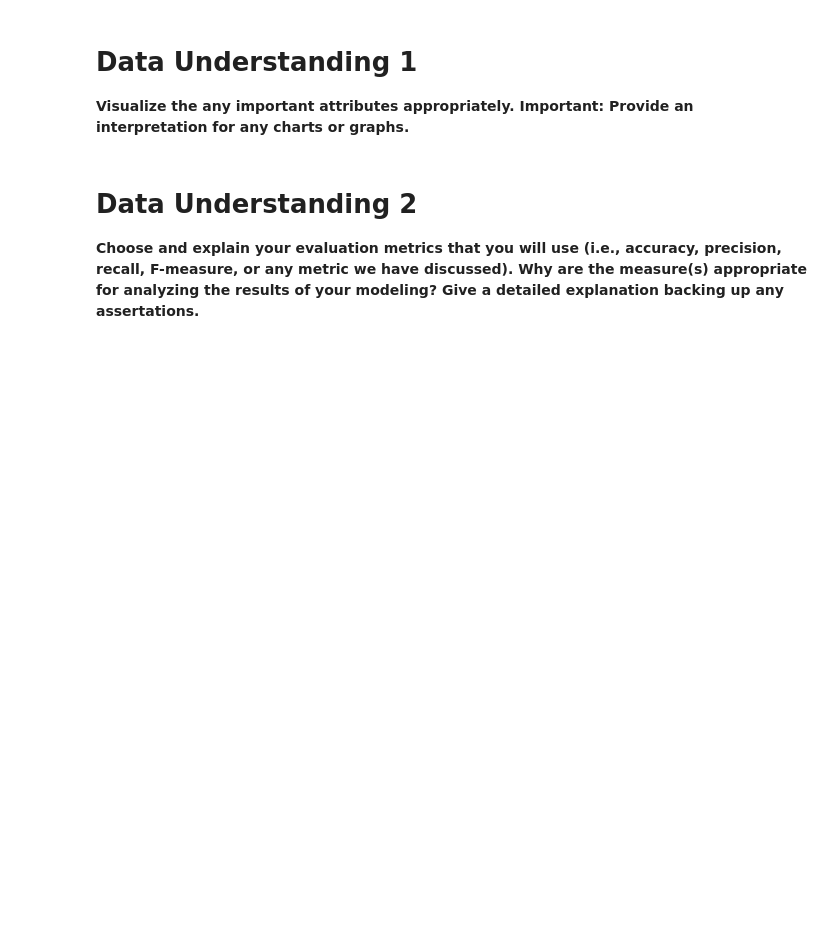
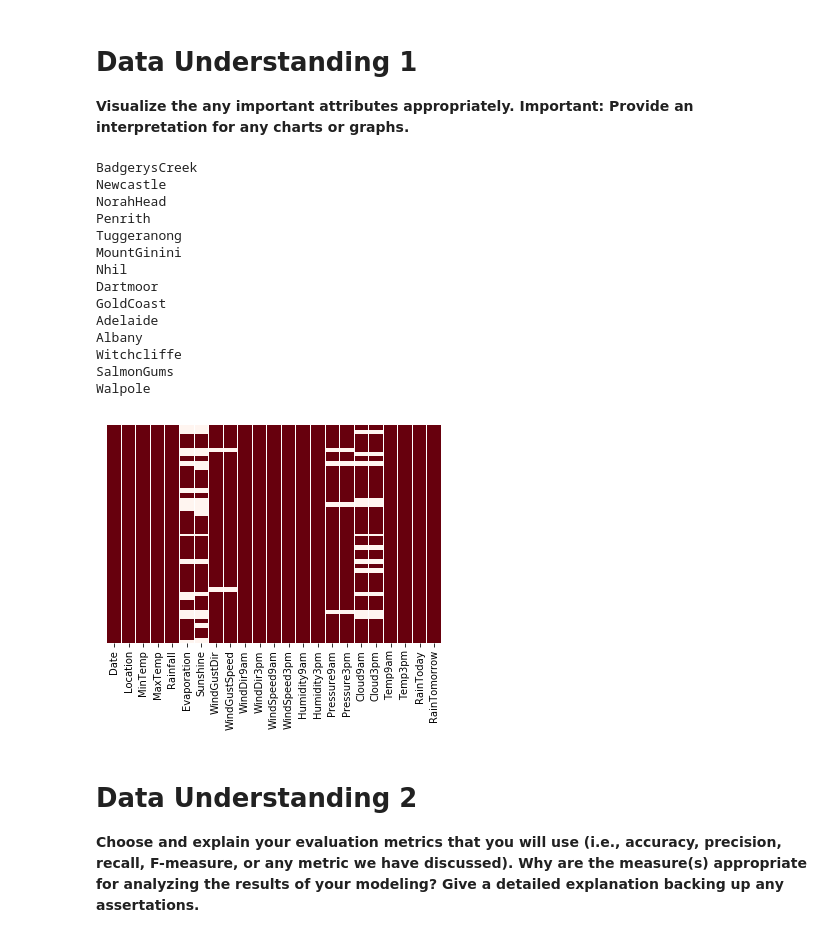
Before and after one commit to jpafford/Data_Mining_7331, a Jupyter notebook: Lab Three Association Rule Mining, Clustering, or Collaborative Filtering.ipynb, the cells around one changed output. Saved outputs shown, nothing was run; the diff lists cells and outputs as text; code cells hidden in the pictures; blank space fills up the shorter version.

```diff
--- a/Lab Three Association Rule Mining, Clustering, or Collaborative Filtering.ipynb
+++ b/Lab Three Association Rule Mining, Clustering, or Collaborative Filtering.ipynb
@@ -12,6 +12,49 @@
 # %% [markdown]
 # Data Understanding 1
 <b>Visualize the any important attributes appropriately. Important: Provide an interpretation for any charts or graphs.</b>
+# %%
+import seaborn
+import pandas
+
+#Assign values to response variable, y, and explanatory variables, x.
+rainfall = pandas.read_csv('rainfall.csv', index_col=0)
+temp_rainfall = rainfall.copy()
+
+# Visualising missing data:
+seaborn.heatmap(temp_rainfall.isnull(),yticklabels=False,cbar=False,cmap='Reds_r')
+
+#Variables 'Evaporation' and 'Sunshine' contained many missing values, too many to be imputed.
+temp_rainfall = temp_rainfall.drop(['Evaporation', 'Sunshine'], axis = 1)
+
+#Get name of all cities in the data frame.
+l = list(temp_rainfall.Location.unique())
+
+#Drop all observations with NaN's.  These are values that could not be imputed using the above code.
+temp_rainfall.dropna(subset = list(temp_rainfall), inplace = True)
+
+#List all cities that were dropped
+for i in l:
+    if i not in temp_rainfall.Location.unique():
+        print(i)
+
+#'Date' and 'Location' variables not needed for prediction.
+temp_rainfall = temp_rainfall.drop(['Date', 'Location'], axis = 1)
+# %% [output]
+BadgerysCreek
+Newcastle
+NorahHead
+Penrith
+Tuggeranong
+MountGinini
+Nhil
+Dartmoor
+GoldCoast
+Adelaide
+Albany
+Witchcliffe
+SalmonGums
+Walpole
+[figure, added]
 # %% [markdown]
 # Data Understanding 2
 <b>Choose and explain your evaluation metrics that you will use (i.e., accuracy, precision, recall, F-measure, or any metric we have discussed). Why are the measure(s) appropriate for analyzing the results of your modeling? Give a detailed explanation backing up any assertations.</b>
```
Also changed, not shown: parts of 6 cells of this notebook, 1 other file.
